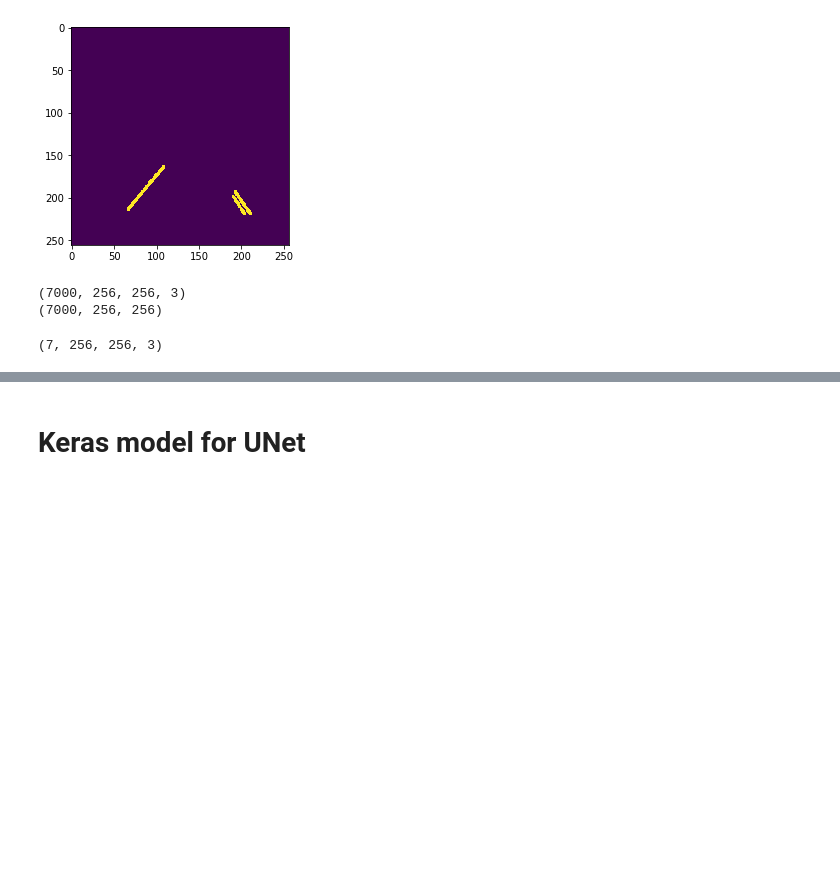
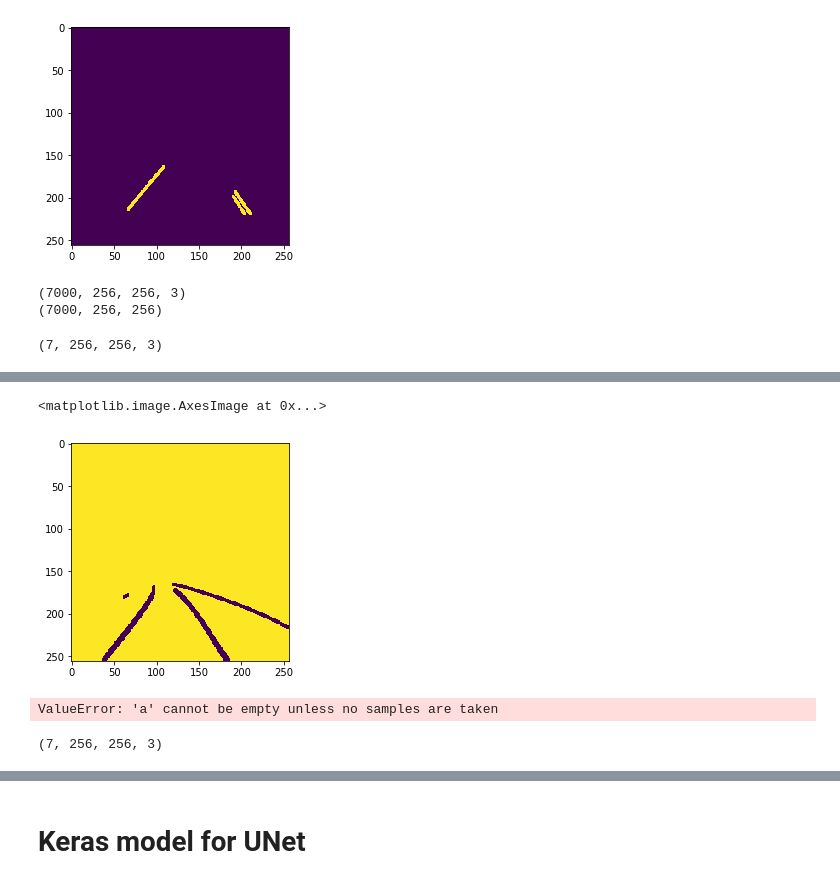
Before and after one commit to trived76/ECE1512-Homework3-LaneDetection, a Jupyter notebook: Lane_Detection.ipynb, the cells around one changed output, grey strips where cells are left out. Saved outputs shown, nothing was run; the diff lists cells and outputs as text; code cells hidden in the pictures; blank space fills up the shorter version.

```diff
--- a/Lane_Detection.ipynb
+++ b/Lane_Detection.ipynb
@@ -553,0 +558,6 @@ plt.imshow(np.squeeze(c[0]))
+# %%
+# Reverse mask
+plt.imshow(np.squeeze(c[0][:,:,1]))
+# %% [output]
+<matplotlib.image.AxesImage at 0x...>
+[figure, added]
@@ -553,0 +589,8 @@ plt.imshow(np.squeeze(c[0]))
+# %%
+d,e=next(valid_generator_object)
+# %% [output]
+ValueError: 'a' cannot be empty unless no samples are taken
+# %%
+b.shape
+# %% [output]
+(7, 256, 256, 3)
```
Also changed, not shown: parts of 17 cells of this notebook.
